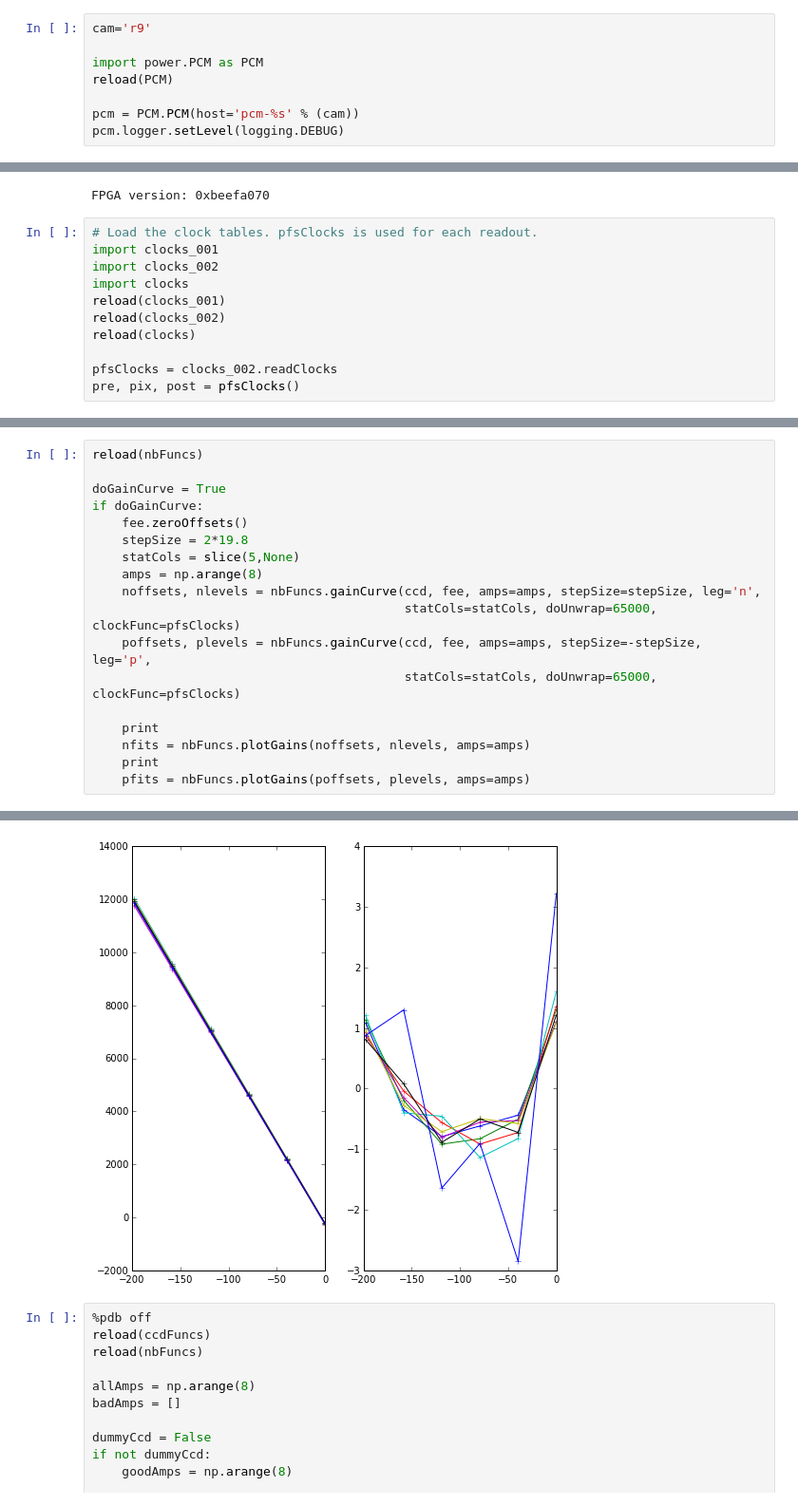
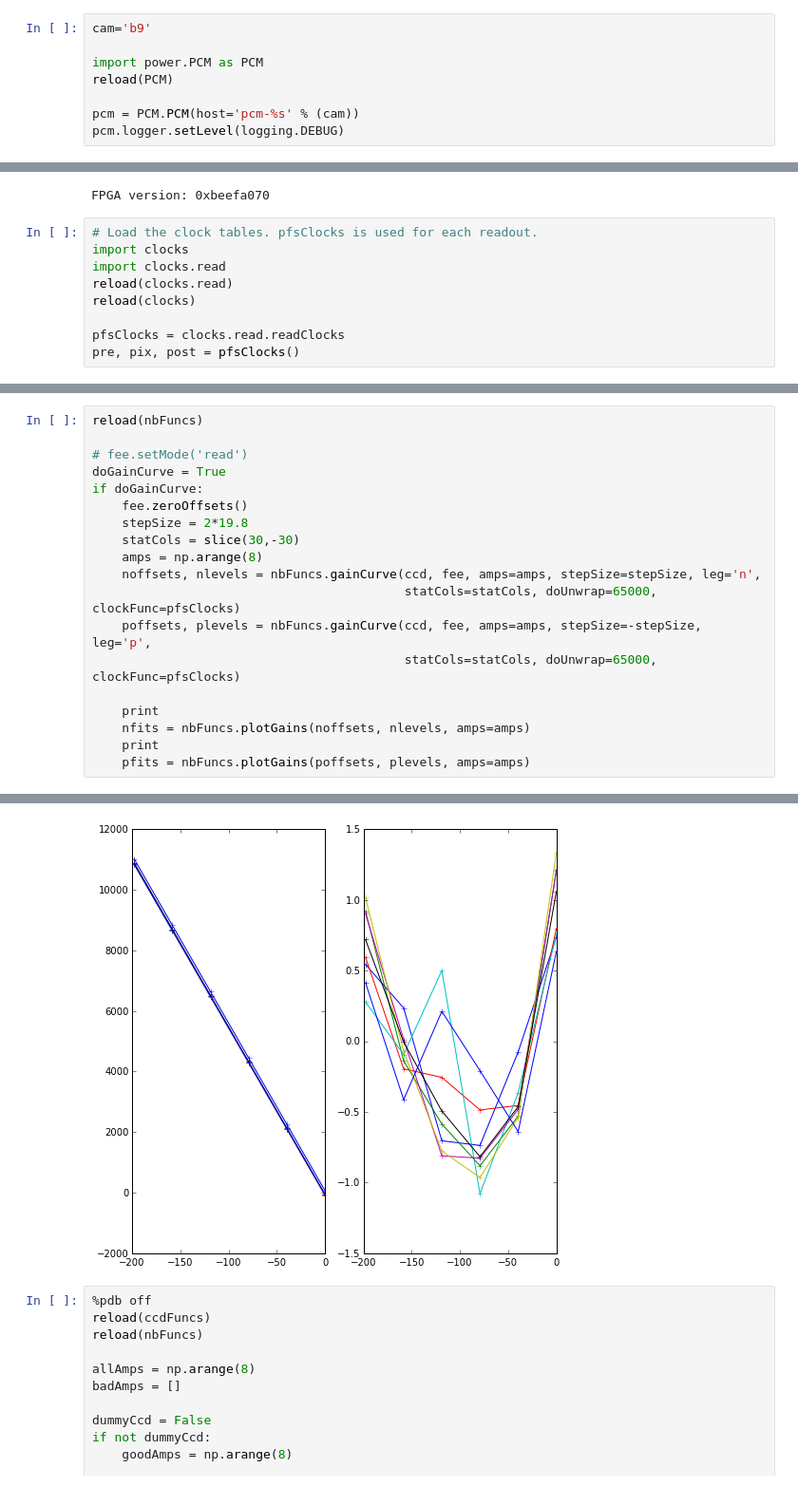
Before and after one commit to Subaru-PFS/ics_xcu_fpga, a Jupyter notebook: notebooks/ccdControl.ipynb, the cells around one changed output, grey strips where cells are left out. Shown: that part at 95% size. Cells and saved outputs as stored; diff of their text form.

```diff
--- a/notebooks/ccdControl.ipynb
+++ b/notebooks/ccdControl.ipynb
@@ -14,7 +14,7 @@ import scipy.optimize as opt
 %matplotlib inline
 import matplotlib.pyplot as plt
 # %%
-cam='r9'
+cam='b9'
 
 import power.PCM as PCM
 reload(PCM)
@@ -273,12 +275,10 @@ print "FPGA version: 0x%08x" % (ccd.peekWord(0))
 FPGA version: 0xbeefa070
 # %%
 # Load the clock tables. pfsClocks is used for each readout.
-import clocks_001
-import clocks_002
 import clocks
-reload(clocks_001)
-reload(clocks_002)
+import clocks.read
+reload(clocks.read)
 reload(clocks)
 
-pfsClocks = clocks_002.readClocks
+pfsClocks = clocks.read.readClocks
 pre, pix, post = pfsClocks()
@@ -285,11 +326,12 @@ pre, pix, post = pfsClocks()
 # %%
 reload(nbFuncs)
 
+# fee.setMode('read')
 doGainCurve = True
 if doGainCurve:
     fee.zeroOffsets()
     stepSize = 2*19.8
-    statCols = slice(5,None)
+    statCols = slice(30,-30)
     amps = np.arange(8)
     noffsets, nlevels = nbFuncs.gainCurve(ccd, fee, amps=amps, stepSize=stepSize, leg='n',
                                           statCols=statCols, doUnwrap=65000, clockFunc=pfsClocks)
@@ -322,4 +364,4 @@ means(39.600): [2588.2835 2547.5833 2518.9904 2565.2973 2533.6544 2575.6591 2560
-[figure, old version]
+[figure, new version]
 # %%
 %pdb off
 reload(ccdFuncs)
```
Also changed, not shown: parts of 5 cells of this notebook.
